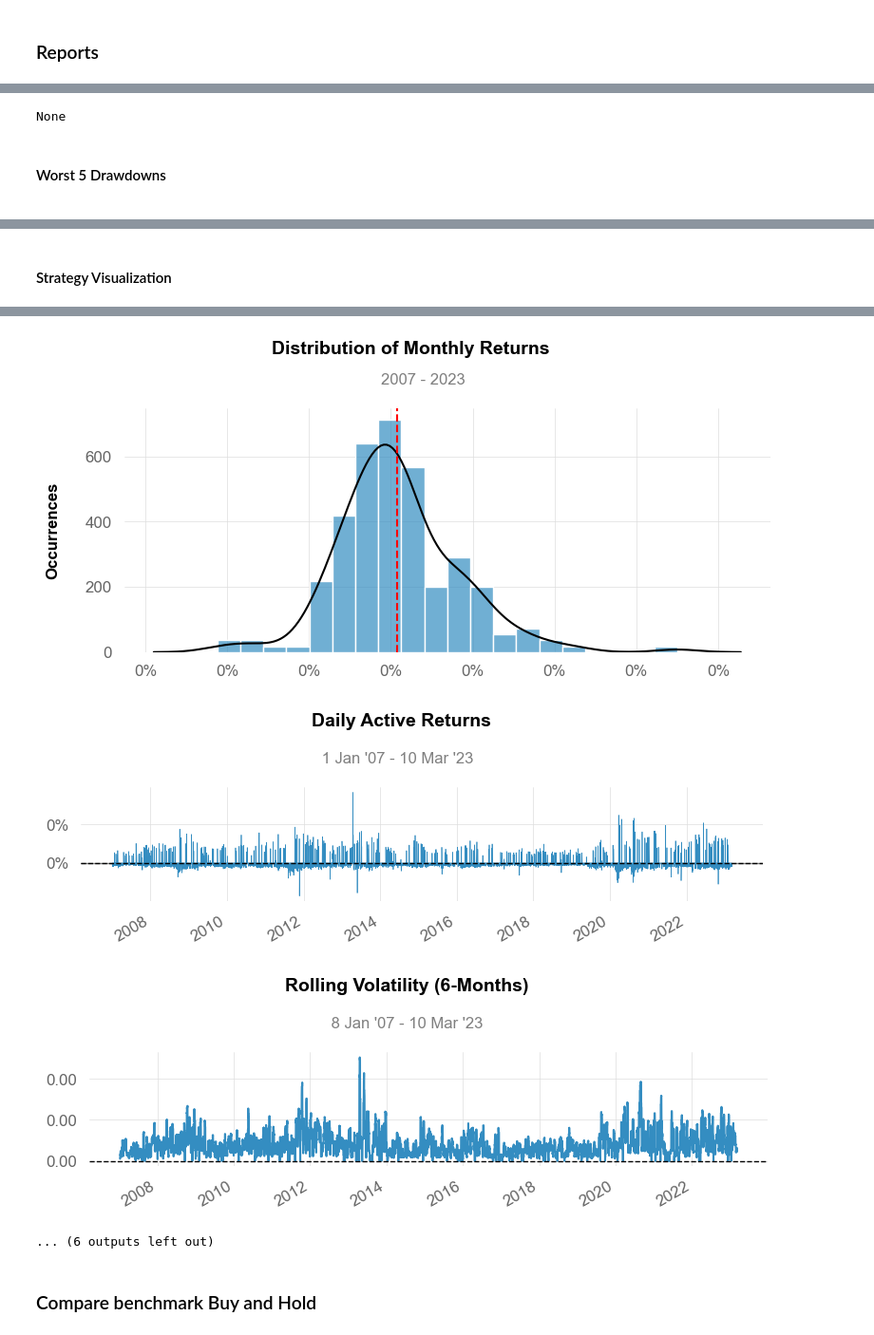
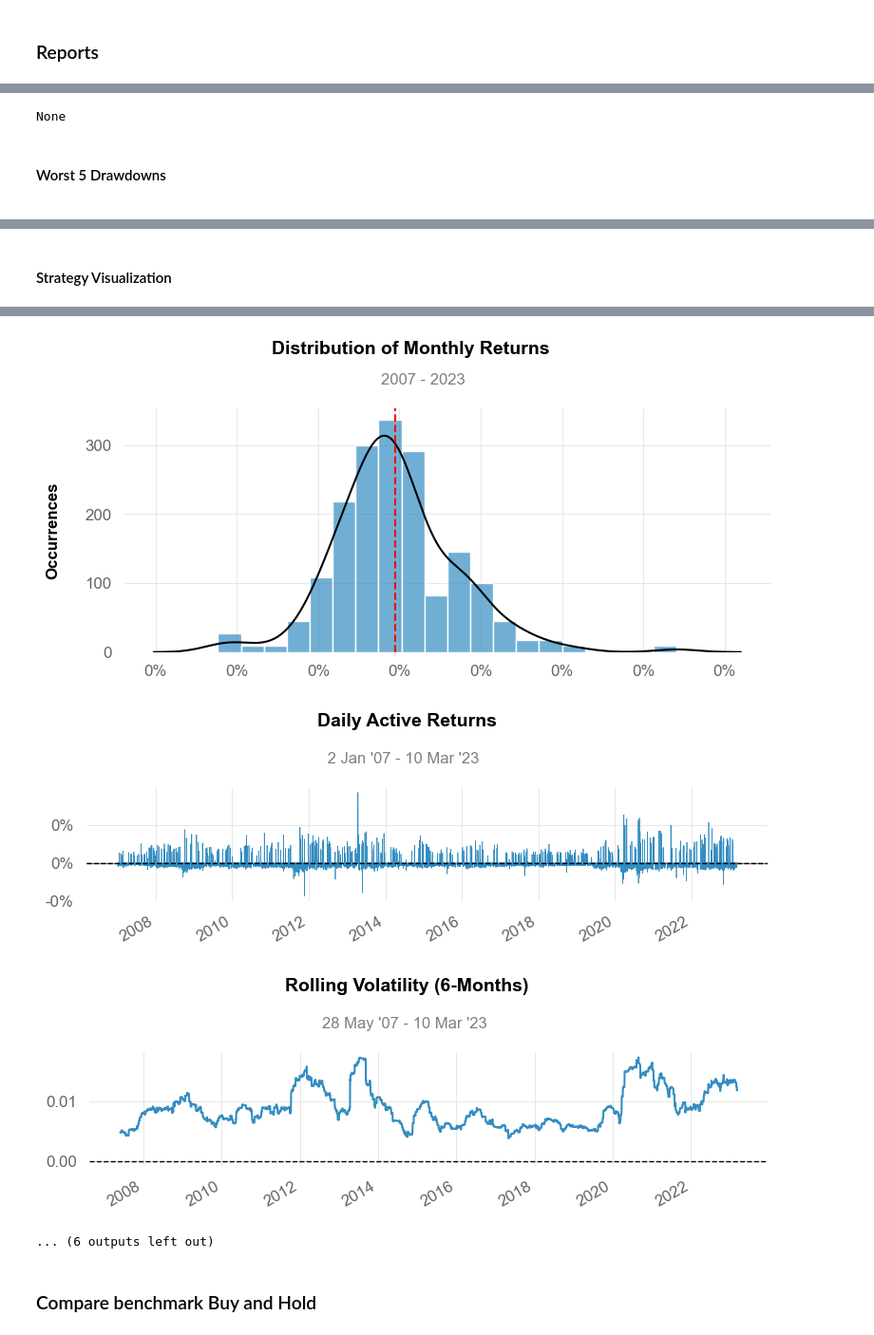
Before and after one commit to Kittipong91/XAUUSD_algorithmic_trading, a Jupyter notebook: Technical_Strategy/Strategy+7+-+London+breakout+-+Trailing+SL/Strategy 7 - London breakout - Traling SL - Reports.ipynb, the cells around one changed output, grey strips where cells are left out. Shown at 95% size. Saved outputs shown, nothing was run; the diff lists cells and outputs as text; code cells hidden in the pictures.

Commit message:
Update reports Technical

```diff
--- a/Technical_Strategy/Strategy+7+-+London+breakout+-+Trailing+SL/Strategy 7 - London breakout - Traling SL - Reports.ipynb
+++ b/Technical_Strategy/Strategy+7+-+London+breakout+-+Trailing+SL/Strategy 7 - London breakout - Traling SL - Reports.ipynb
@@ -70,7 +72,7 @@ qs.reports.full(result_H4['returns'], benchmark=benchmark_H4)
 # %% [markdown]
 ### Reports
 # %%
-qs.reports.full(result_H1['returns'])
+qs.reports.full(result_H1['Equity'].resample('D').last().dropna().pct_change())
 # %% [output]
 Performance Metrics
                            Strategy
@@ -105,6 +107,6 @@ Strategy Visualization
-[figure, old version]
+[figure, new version]
-[figure, old version]
+[figure, new version]
-[figure, old version]
+[figure, new version]
 ... (6 outputs left out)
 # %% [markdown]
 ### Compare benchmark Buy and Hold
```
Also changed, not shown: parts of 12 cells of this notebook, 12 other files.
